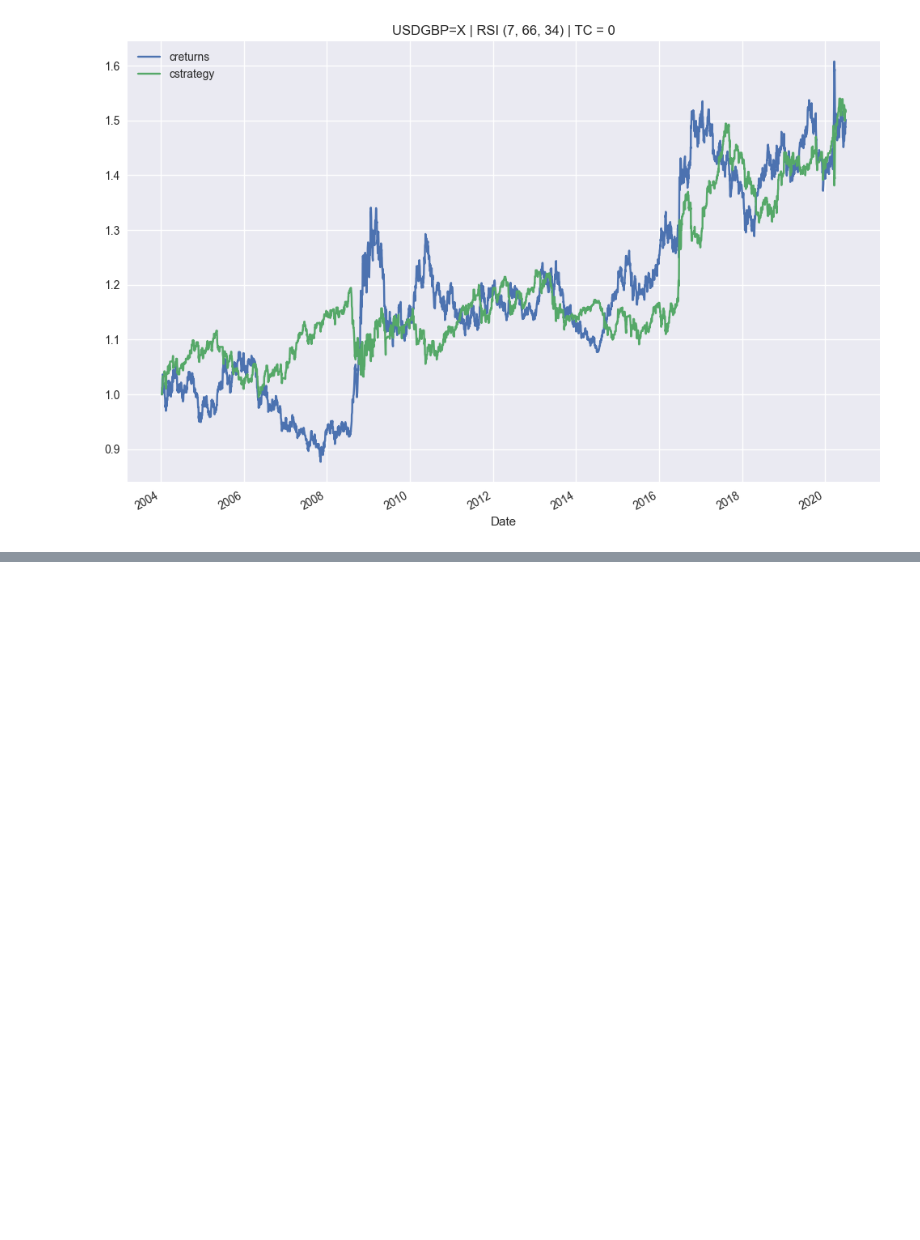
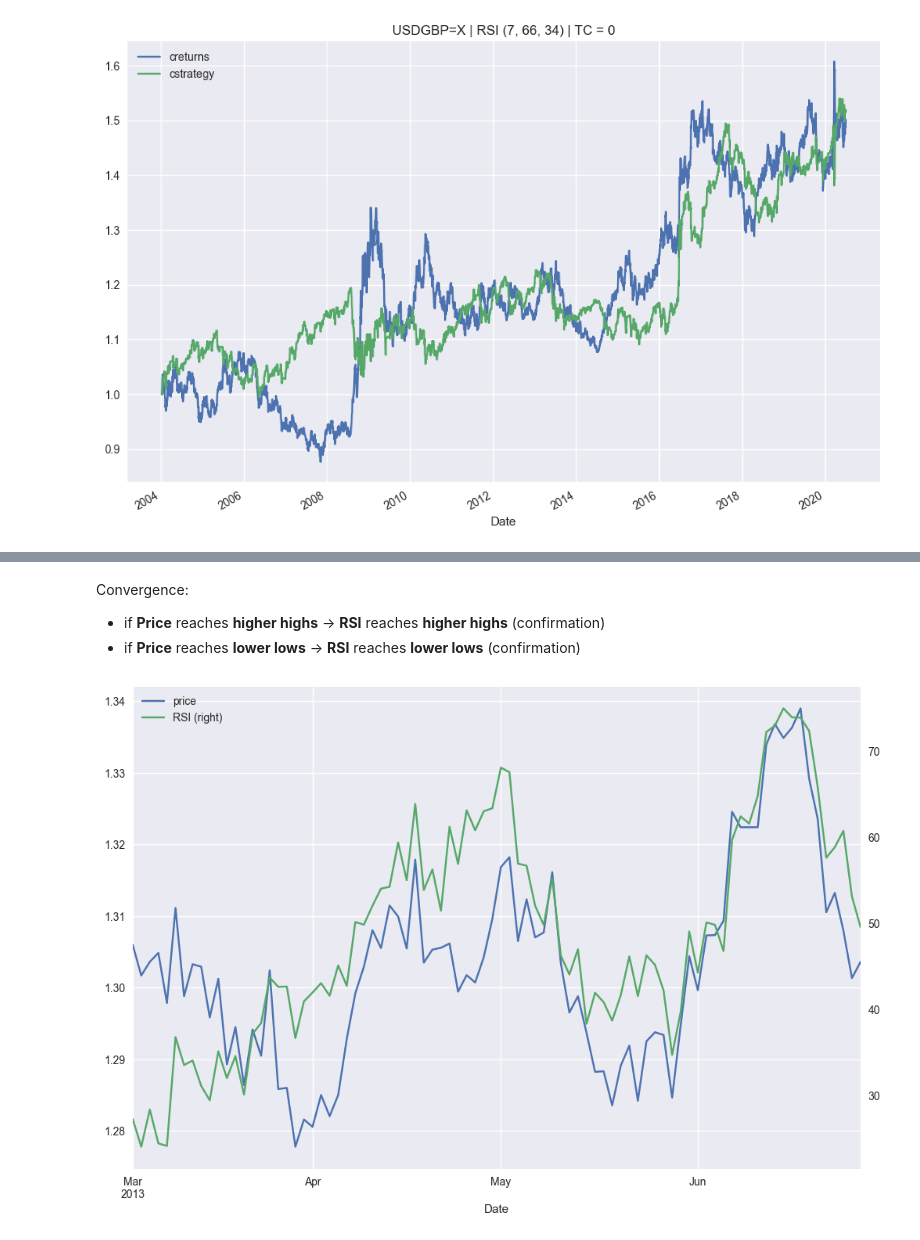
Before and after one commit to AvirukthGT/AlgoTrading, a Jupyter notebook: RSI/RSI.ipynb, the cells around one changed output, grey strips where cells are left out. Drawn from its saved outputs; the diff is of its cells as text; code cells hidden in the pictures; blank space fills up the shorter version.

```diff
--- a/RSI/RSI.ipynb
+++ b/RSI/RSI.ipynb
@@ -278,0 +281,6 @@ tester.plot_results()
+# %%
+tester = RSI("EURUSD=X", periods = 20, rsi_upper = 70, rsi_lower = 30,
+              start = "2004-01-01", end = "2020-06-30", tc = 0)
+# %%
+alt = tester.data.dropna()
+alt
@@ -278,0 +302,9 @@ tester.plot_results()
+# %% [markdown]
+Convergence:
+- if __Price__ reaches __higher highs__ -> __RSI__ reaches __higher highs__ (confirmation)
+- if __Price__ reaches __lower lows__ -> __RSI__ reaches __lower lows__ (confirmation)
+# %%
+alt.loc["03-2013":"06-2013", ["price", "RSI"]].plot(figsize = (12, 8), secondary_y = "RSI")
+plt.show()
+# %% [output]
+[figure, added]
```
Also changed, not shown: parts of 5 cells of this notebook.
